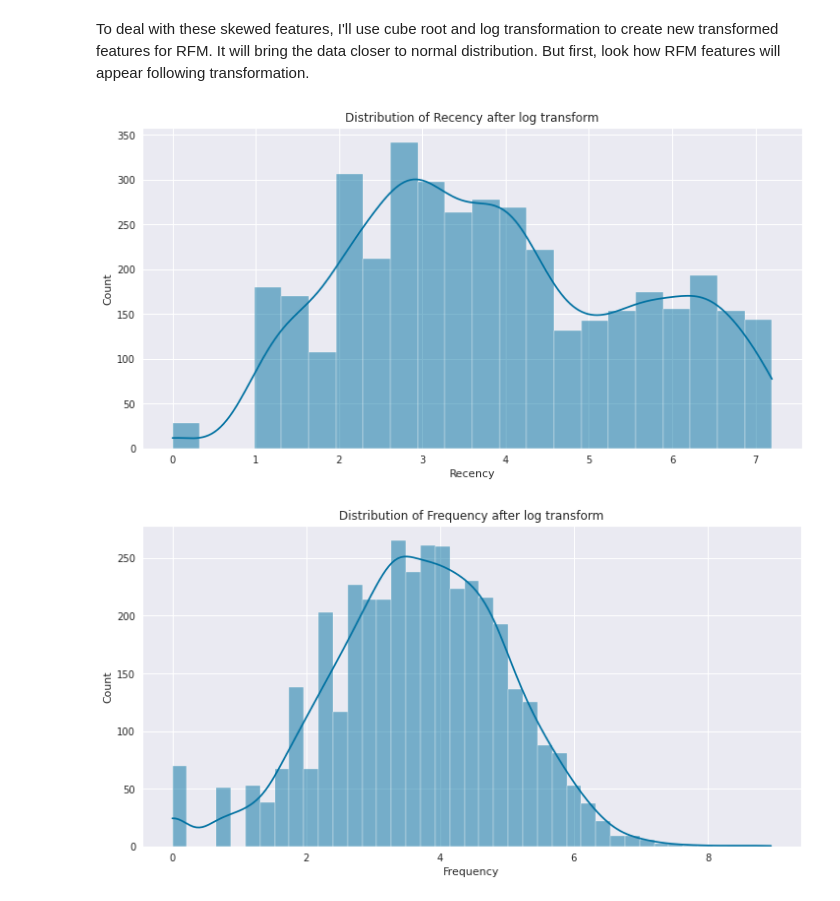
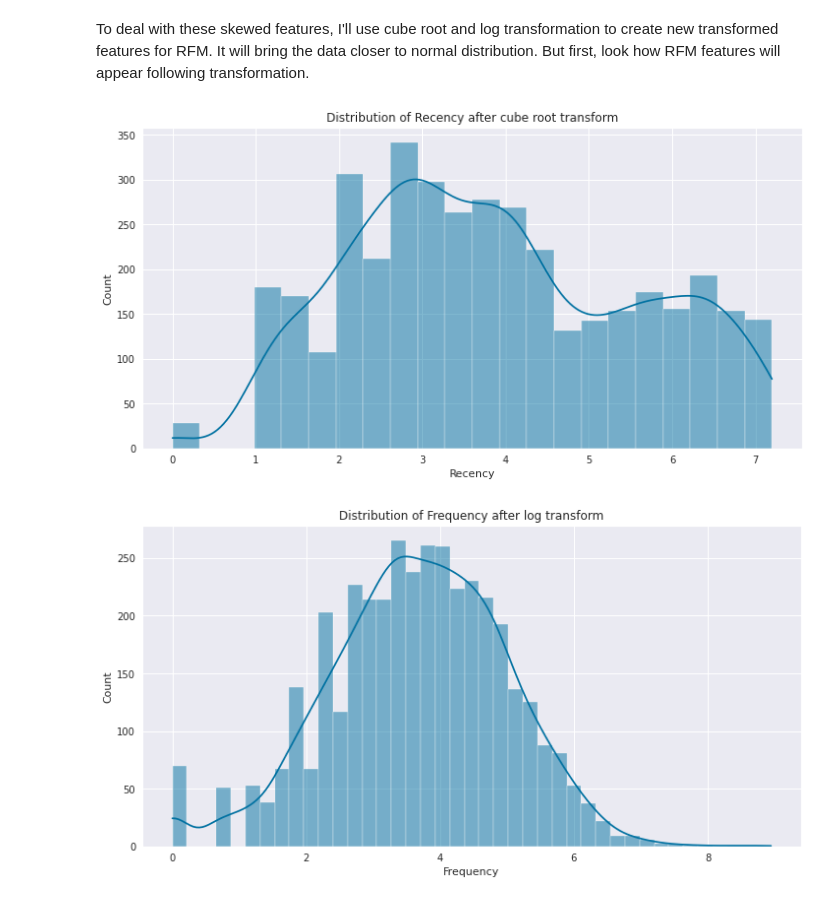
Before and after one commit to RupeshSharma14/Online-Retail-Customer-Segmentation, a Jupyter notebook: Online_Retail_Customer_Segmentation.ipynb, the cells around one changed output. Saved outputs shown, nothing was run; the diff lists cells and outputs as text; code cells hidden in the pictures.

```diff
--- a/Online_Retail_Customer_Segmentation.ipynb
+++ b/Online_Retail_Customer_Segmentation.ipynb
@@ -63,7 +63,7 @@ Drive already mounted at /content/drive; to attempt to forcibly remount, call dr
 # %%
 # Loading the dataset
 
-path = "/content/drive/MyDrive/Online Retail Customer Segmentation/Online Retail.xlsx"
+path = "/content/drive/MyDrive/Online Retail Customer Segmentation - Rupesh Sharma/Online Retail.xlsx"
 retail_df = pd.read_excel(path)
 # %%
 # Displaying the first five rows of the dataset
@@ -534,11 +534,11 @@ To deal with these skewed features, I'll use cube root and log transformation to
 # %%
 # Visualising the distribution of Recency after cube root transformation
 
 sns.histplot(data = np.cbrt(rfm_df["Recency"]), kde = True)
-plt.title("Distribution of Recency after log transform")
+plt.title("Distribution of Recency after cube root transform")
 plt.show()
 # %% [output]
-[figure, old version]
+[figure, new version]
 # %%
 # Visualising the distribution of Frequency after log transformation
 
```
Also changed, not shown: parts of 11 cells of this notebook.
